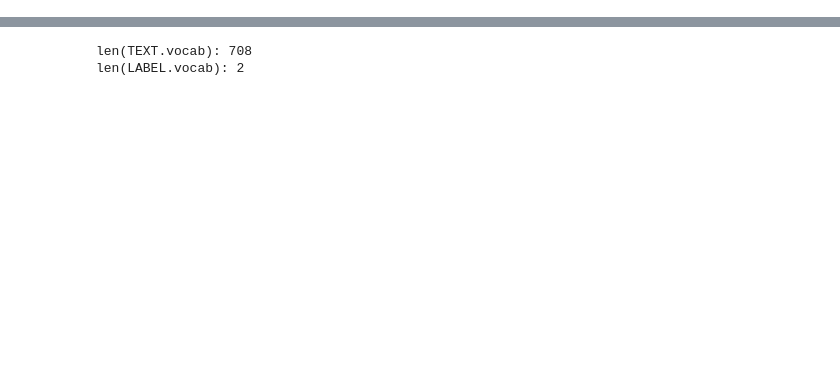
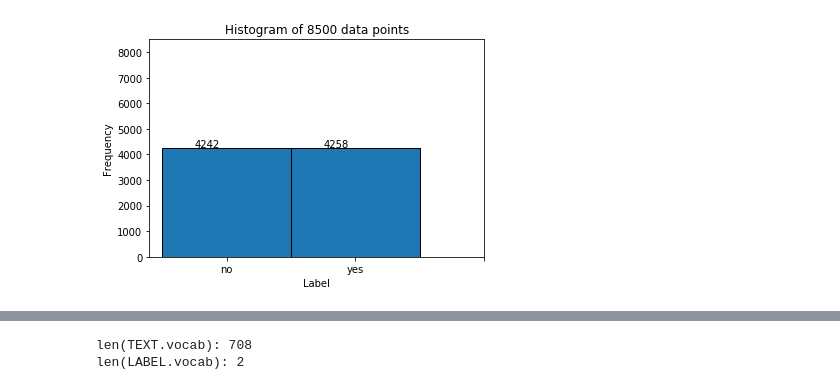
Before and after one commit to felipessalvatore/ContraQA, a Jupyter notebook: add_arch_draft0.ipynb, the cells around one changed output, grey strips where cells are left out. Cells and saved outputs as stored; diff of their text form; code cells hidden in the pictures; blank space fills up the shorter version.

```diff
--- a/add_arch_draft0.ipynb
+++ b/add_arch_draft0.ipynb
@@ -34,0 +45,7 @@ df3.head()
+# %%
+df3train = df3.iloc[:8500]
+df3valid = df3.iloc[8500:]
+# %%
+plot_histogram_from_labels(df3train.label.values, ["no", "yes"], "test.png")
+# %% [output]
+[figure, added]
```
Also changed, not shown: parts of 36 cells of this notebook.
